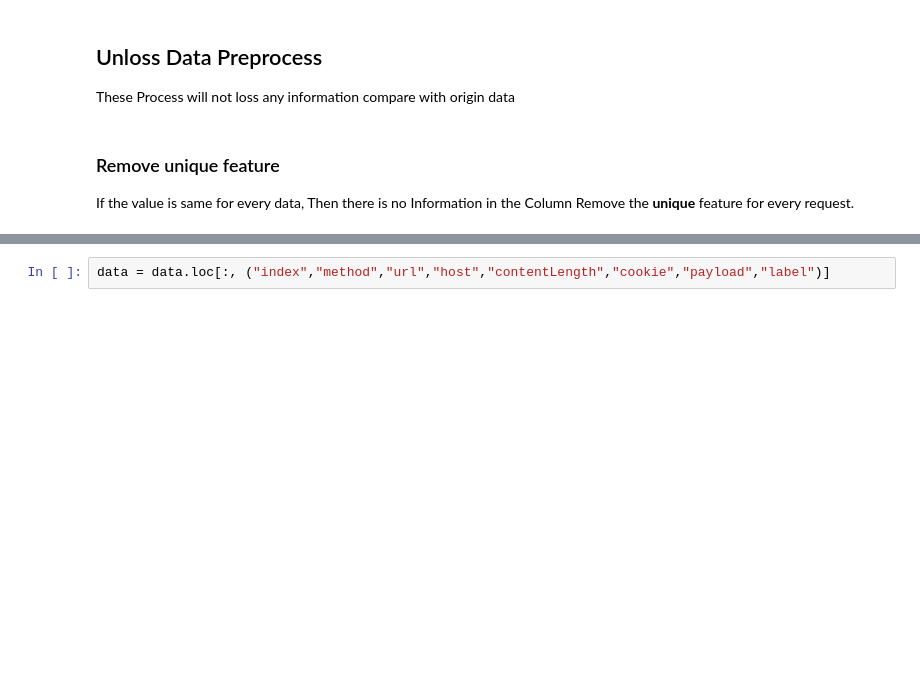
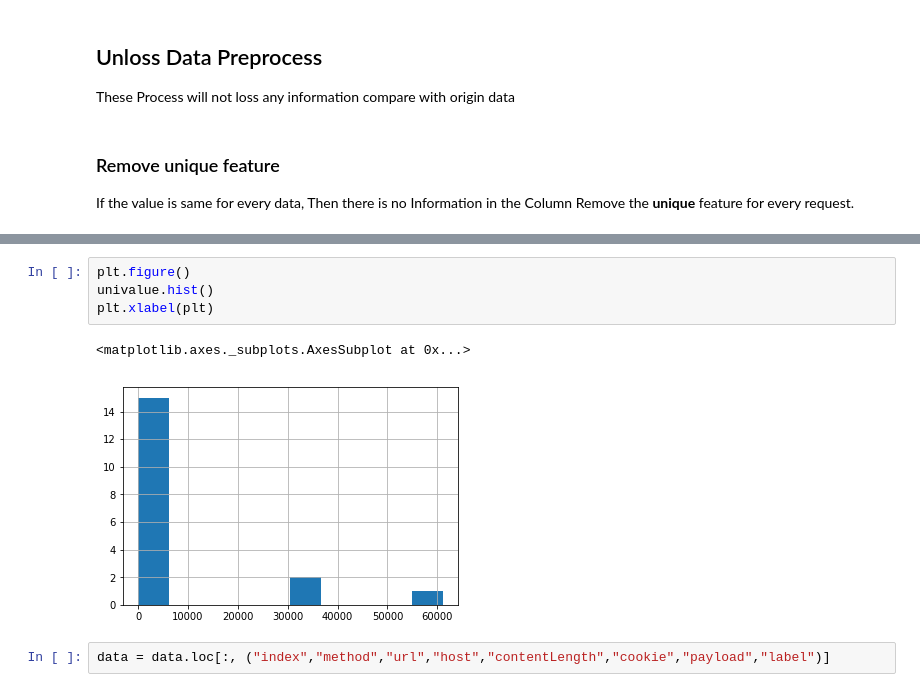
Before and after one commit to liyzcj/intrusion_detection, a Jupyter notebook: Feature_Extraction.ipynb, the cells around one changed output, grey strips where cells are left out. Cells and saved outputs as stored; diff of their text form; blank space fills up the shorter version.

```diff
--- a/Feature_Extraction.ipynb
+++ b/Feature_Extraction.ipynb
@@ -75,3 +62,10 @@ dtype: int64
+# %%
+plt.figure()
+univalue.hist()
+plt.xlabel(plt)
+# %% [output]
+<matplotlib.axes._subplots.AxesSubplot at 0x...>
+[figure, added]
 # %%
 data = data.loc[:, ("index","method","url","host","contentLength","cookie","payload","label")]
 # %%
```
Also changed, not shown: parts of 3 cells of this notebook, 1 other file.
